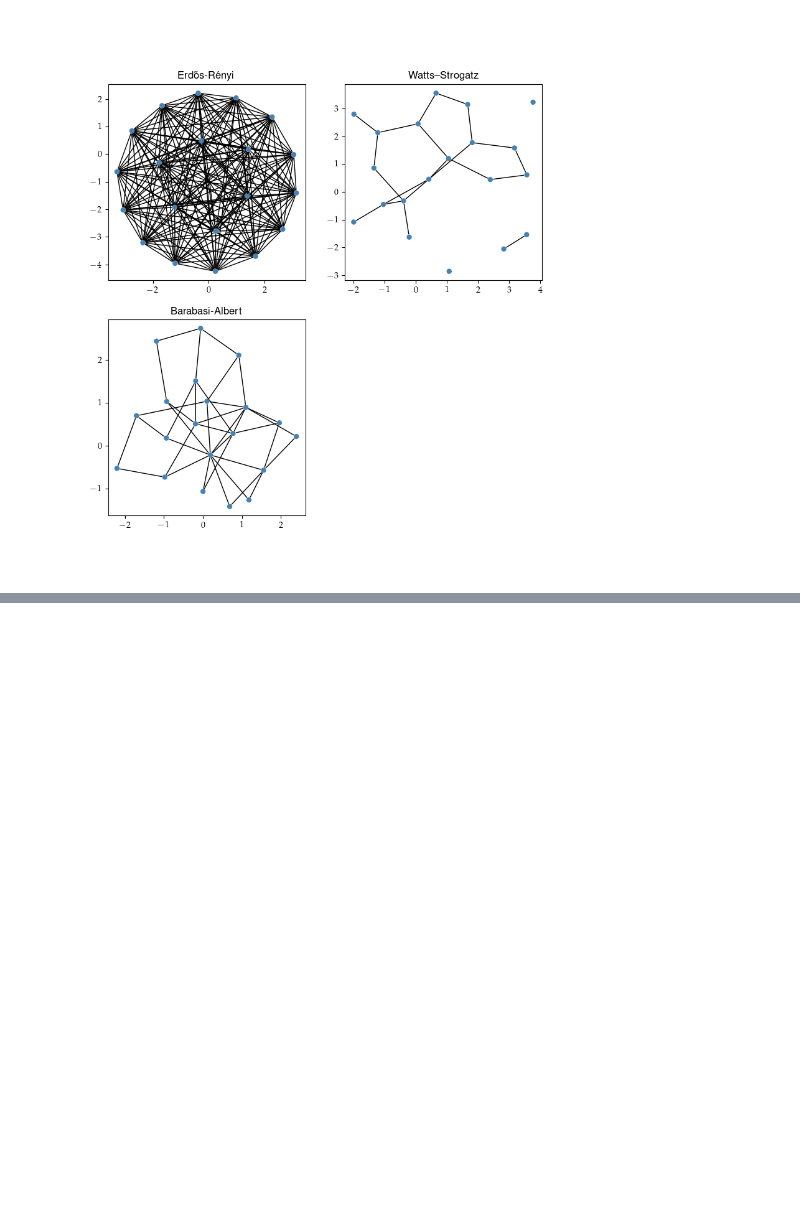
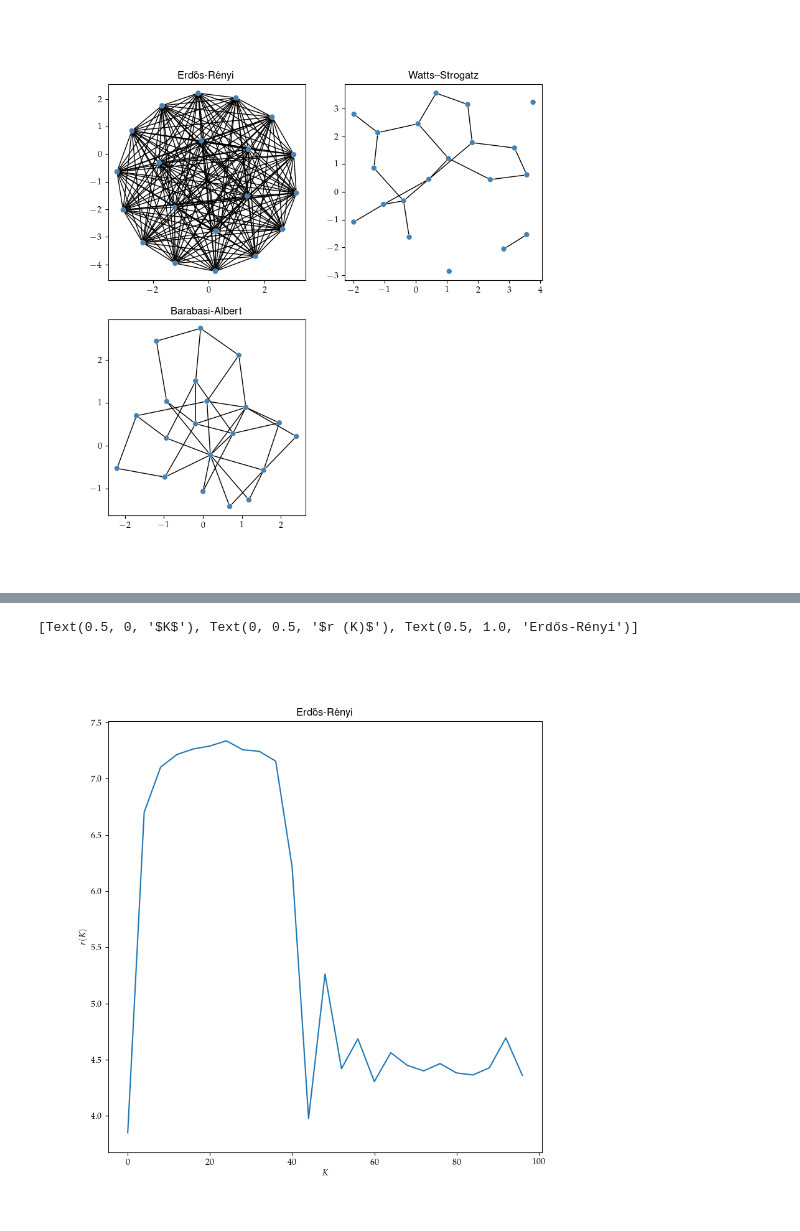
Before and after one commit to rodvals/BSc_thesis, a Jupyter notebook: Kuramoto_on_Graphs.ipynb, the cells around one changed output, grey strips where cells are left out. Cells and saved outputs as stored; diff of their text form; code cells hidden in the pictures; blank space fills up the shorter version.

```diff
--- a/Kuramoto_on_Graphs.ipynb
+++ b/Kuramoto_on_Graphs.ipynb
@@ -217,16 +220,15 @@ $ r = \frac{1}{k_i} \|  \sum_{j = 1}^N A_{ij} \sin (\theta _j - \theta _i ) \| \
 # %%
-random.seed(0)
 q_0 = np.random.rand(N)*2*np.pi
 omegas = np.random.rand(N)
 
 K_start = 0
 K_end = 100
-K_step = 0.1
+K_step = 4
 K_cycle = np.arange(K_start, K_end, K_step)
 
-r_mean = []
+r_mean_erdos_renyi = []
 for K in K_cycle:
     r = kuramoto_r_mean(q_0, omegas, K, t_max, dt, g_erdos_renyi)
-    r_mean.append(r)
+    r_mean_erdos_renyi.append(r)
     print("K: {} - r_mean/K: {}".format(K, r))
 # %% [output]
@@ -259,0 +252,6 @@ axs_plot_r[0].set(xlabel="$K$", ylabel=r"$r (K)$", title=name_graph[1])
+# %%
+r_mean_watts_strogatz = []
+for K in K_cycle:
+    r = kuramoto_r_mean(q_0, omegas, K, t_max, dt, g_watts_strogatz)
+    r_mean_watts_strogatz.append(r)
+    print("K: {} - r_mean/K: {}".format(K, r))
@@ -259,0 +276,8 @@ axs_plot_r[0].set(xlabel="$K$", ylabel=r"$r (K)$", title=name_graph[1])
+# %%
+q_0 = np.random.rand(N)*2*np.pi
+omegas = np.random.rand(N)
+r_mean_barabasi_albert = []
+for K in K_cycle:
+    r = kuramoto_r_mean(q_0, omegas, K, t_max, dt, g_barabasi_albert)
+    r_mean_barabasi_albert.append(r)
+    print("K: {} - r_mean/K: {}".format(K, r))
@@ -259,0 +302,10 @@ axs_plot_r[0].set(xlabel="$K$", ylabel=r"$r (K)$", title=name_graph[1])
+# %%
+plt.close
+fig_plot_r = plt.figure(figsize = (9, 9) )
+axs_plot_r = [fig_plot_r.add_subplot(1,1,1)]
+axs_plot_r[0].clear()
+axs_plot_r[0].plot(K_cycle[::], r_mean_erdos_renyi)
+axs_plot_r[0].set(xlabel="$K$", ylabel=r"$r (K)$", title=name_graph[1])
+# %% [output]
+[Text(0.5, 0, '$K$'), Text(0, 0.5, '$r (K)$'), Text(0.5, 1.0, 'Erdős-Rényi')]
+[figure, added]
```
Also changed, not shown: parts of 12 cells of this notebook.
